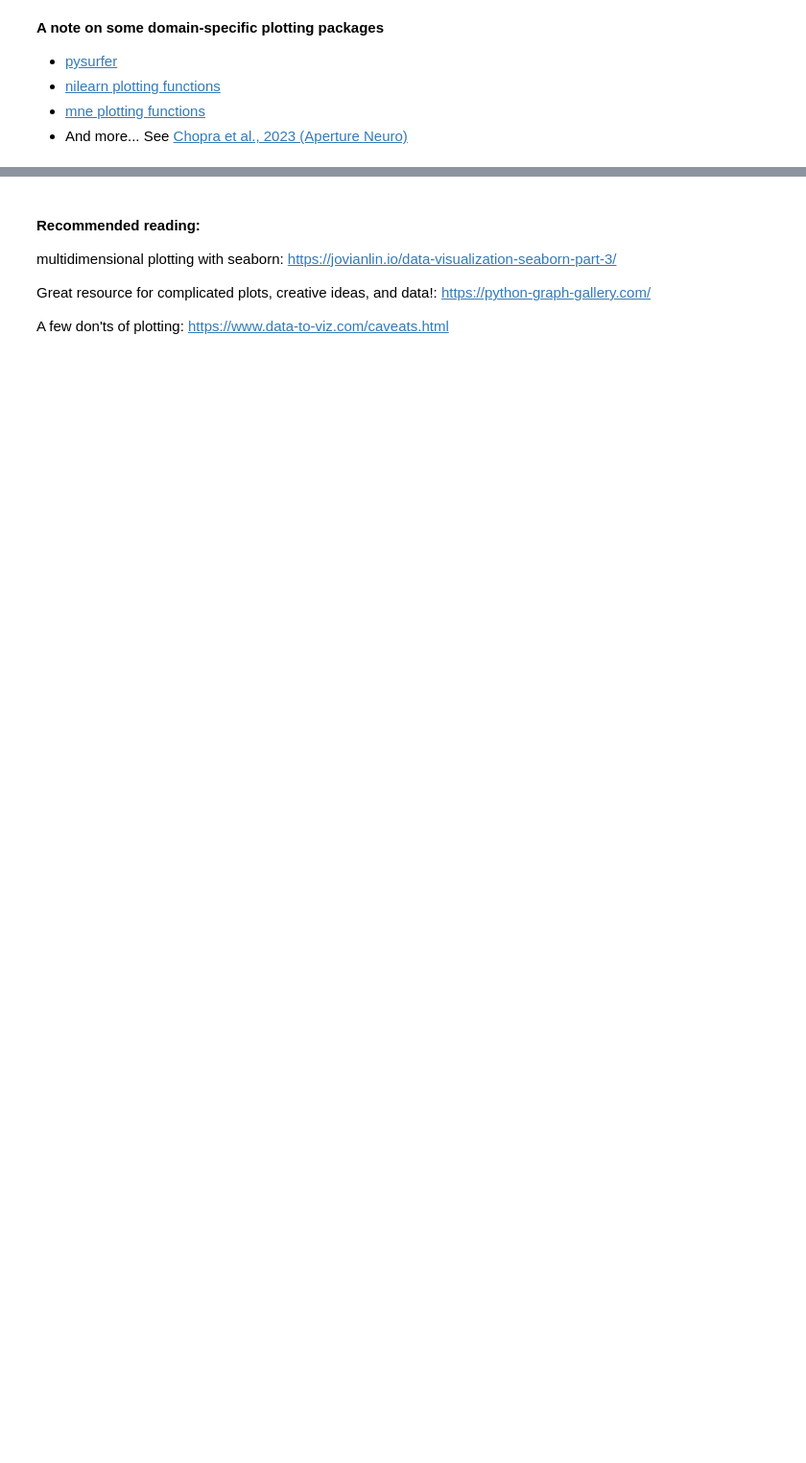
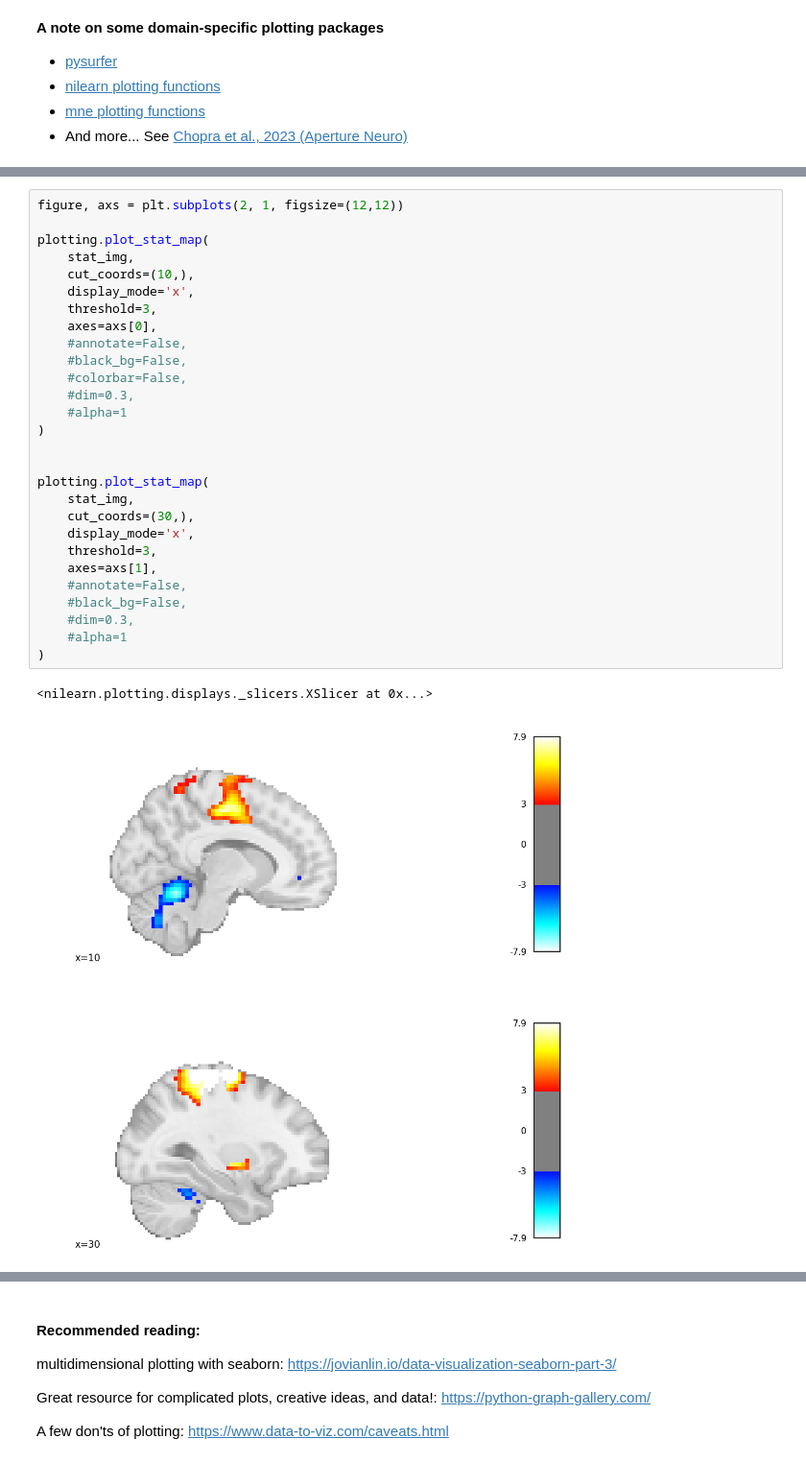
Before and after one commit to me-pic/course-materials-2020, a Jupyter notebook: lectures/14-may/01-data-visualization/python_visualization_for_data.ipynb, the cells around one changed output, grey strips where cells are left out. Shown at 96% size. Drawn from its saved outputs; the diff is of its cells as text; blank space fills up the shorter version.

```diff
--- a/lectures/14-may/01-data-visualization/python_visualization_for_data.ipynb
+++ b/lectures/14-may/01-data-visualization/python_visualization_for_data.ipynb
@@ -820,0 +852,31 @@ show(p)
+# %%
+figure, axs = plt.subplots(2, 1, figsize=(12,12))
+
+plotting.plot_stat_map(
+    stat_img,
+    cut_coords=(10,),
+    display_mode='x',
+    threshold=3,
+    axes=axs[0],
+    #annotate=False,
+    #black_bg=False,
+    #colorbar=False,
+    #dim=0.3,
+    #alpha=1
+)
+
+
+plotting.plot_stat_map(
+    stat_img,
+    cut_coords=(30,),
+    display_mode='x',
+    threshold=3,
+    axes=axs[1],
+    #annotate=False,
+    #black_bg=False,
+    #dim=0.3,
+    #alpha=1
+)
+# %% [output]
+<nilearn.plotting.displays._slicers.XSlicer at 0x...>
+[figure, added]
```
Also changed, not shown: parts of 19 cells of this notebook.
